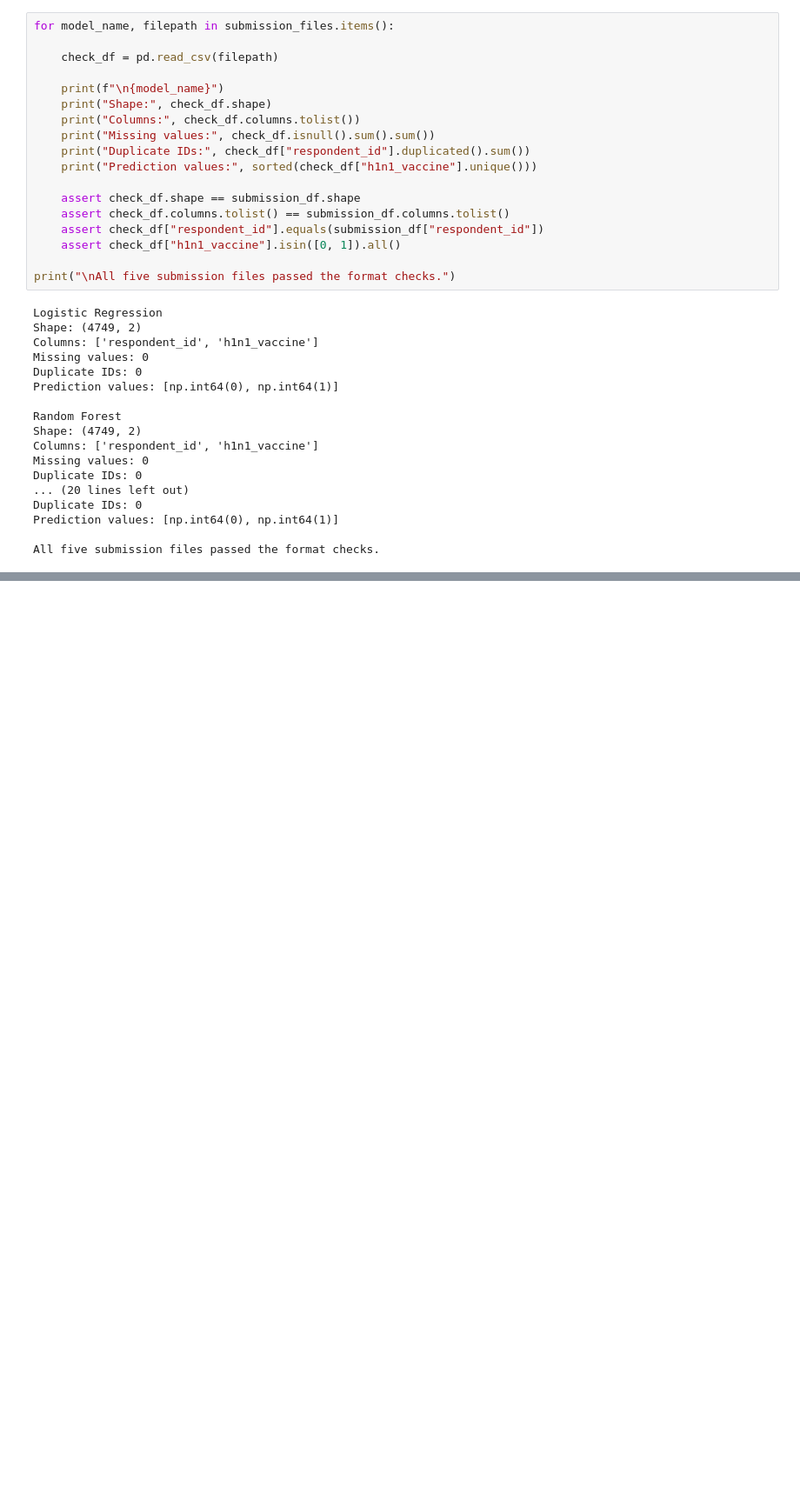
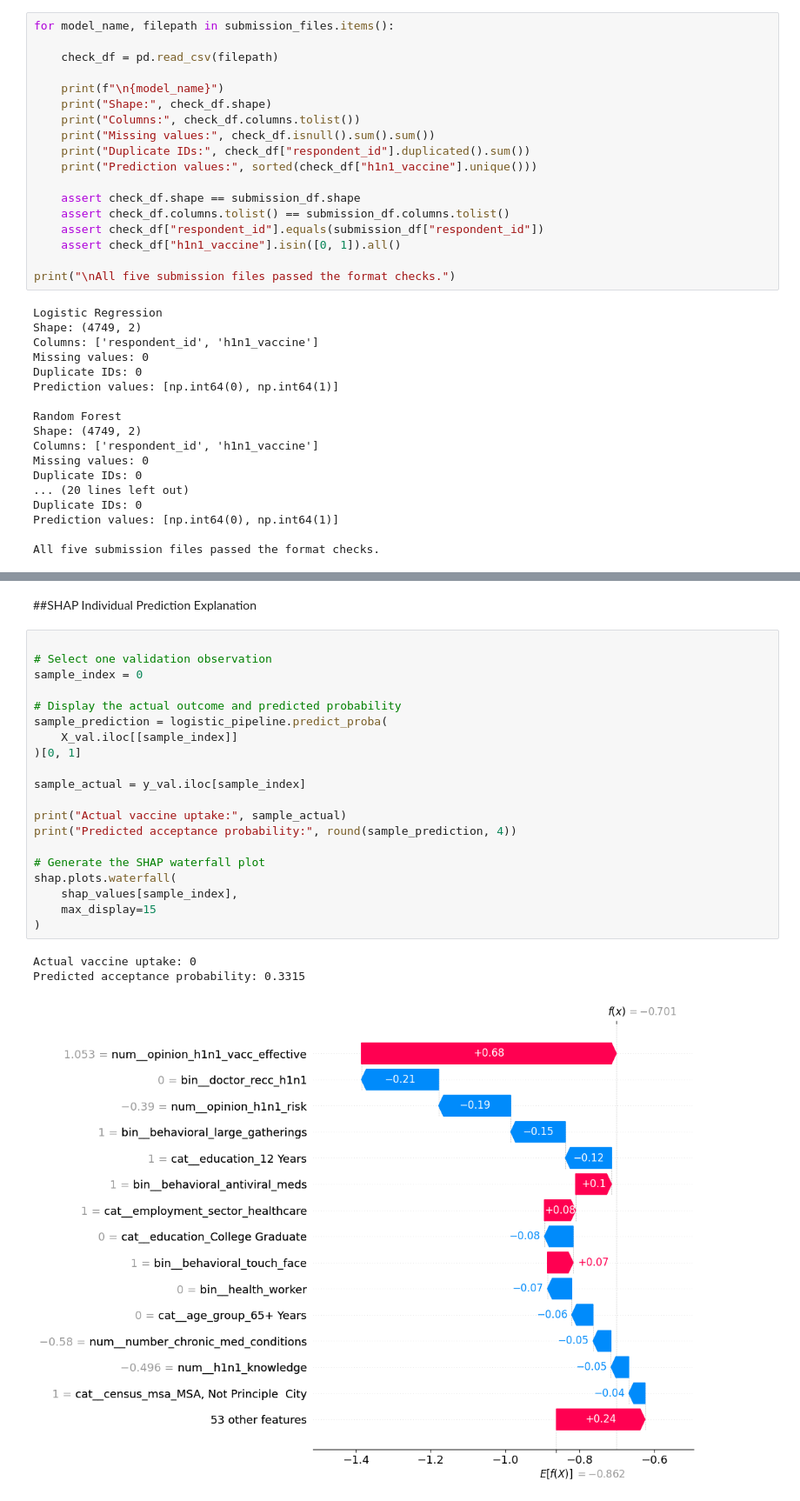
Before and after one commit to DS-Challenge-Hackathon-J-Group/DataScience-Hackathon, a Jupyter notebook: RMDS_Data_Science_Hackathon_–_Dataset_B_J_(Group).ipynb, the cells around one changed output, grey strips where cells are left out. Shown at 87% size. Cells and saved outputs as stored; diff of their text form; blank space fills up the shorter version.

```diff
--- a/RMDS_Data_Science_Hackathon_–_Dataset_B_J_(Group).ipynb
+++ b/RMDS_Data_Science_Hackathon_–_Dataset_B_J_(Group).ipynb
@@ -1748,0 +2010,26 @@ files.download("H1N1_Final_Submissions.zip")
+# %% [markdown]
+##SHAP Individual Prediction Explanation
+# %%
+
+# Select one validation observation
+sample_index = 0
+
+# Display the actual outcome and predicted probability
+sample_prediction = logistic_pipeline.predict_proba(
+    X_val.iloc[[sample_index]]
+)[0, 1]
+
+sample_actual = y_val.iloc[sample_index]
+
+print("Actual vaccine uptake:", sample_actual)
+print("Predicted acceptance probability:", round(sample_prediction, 4))
+
+# Generate the SHAP waterfall plot
+shap.plots.waterfall(
+    shap_values[sample_index],
+    max_display=15
+)
+# %% [output]
+Actual vaccine uptake: 0
+Predicted acceptance probability: 0.3315
+[figure, added]
```
Also changed, not shown: parts of 78 cells of this notebook.
